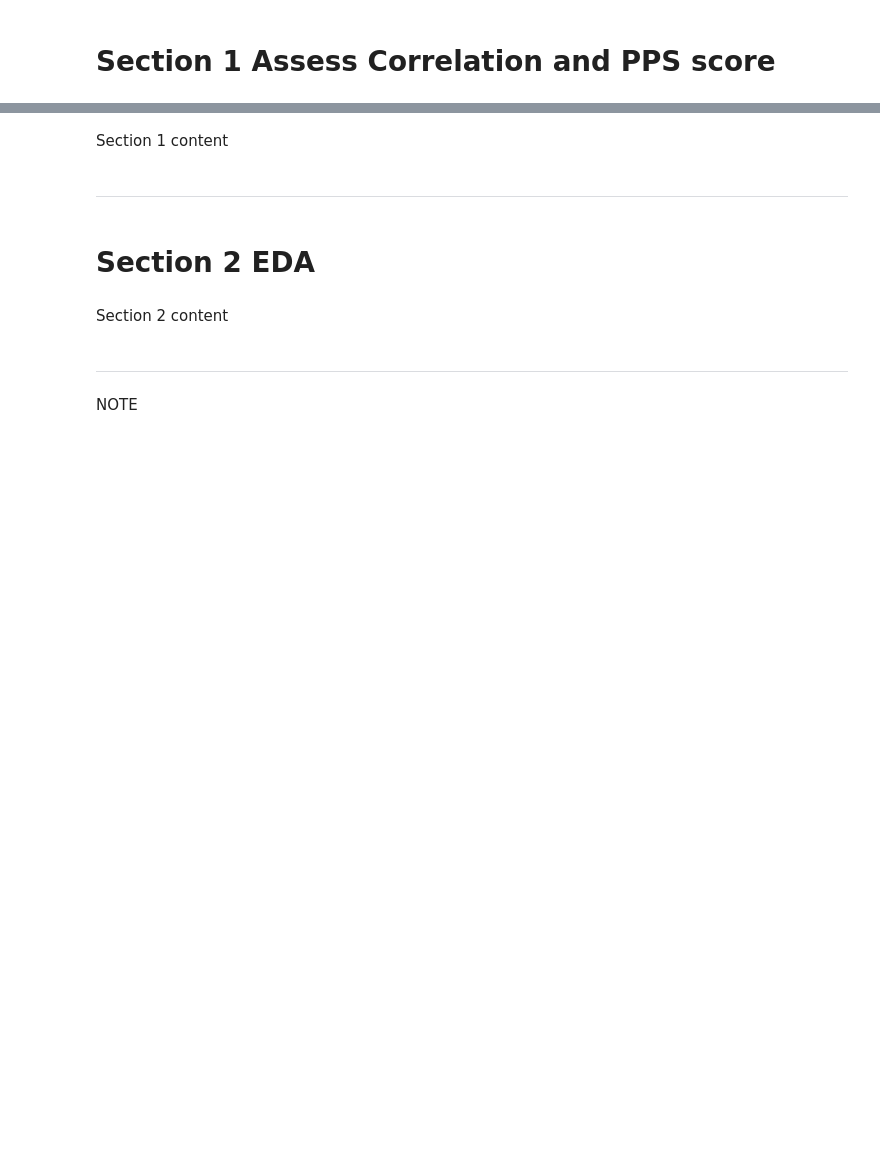
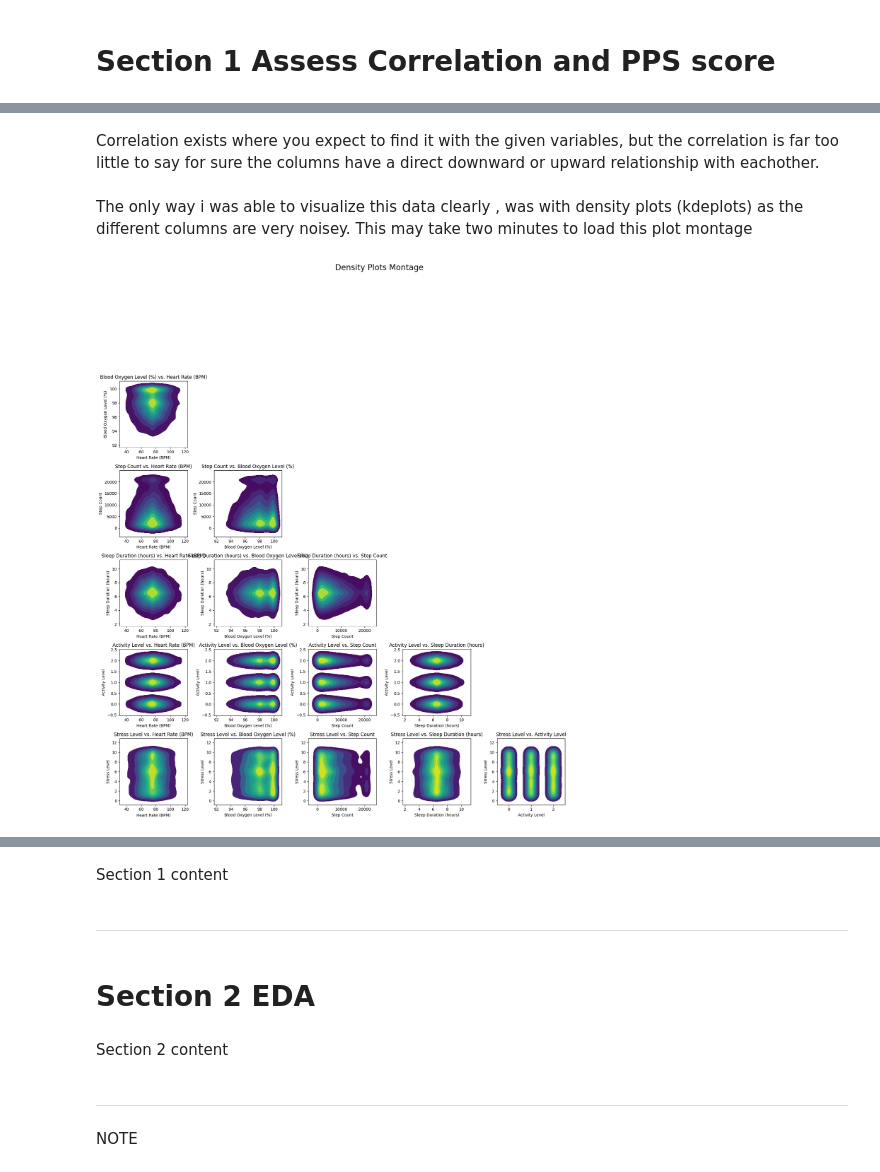
Before and after one commit to MaxBWiseman/Predictive_Analytics_Project, a Jupyter notebook: jupyter_notebooks/SmartWatch_Data_Correlation_Study_Notepad.ipynb, the cells around one changed output, grey strips where cells are left out. Saved outputs shown, nothing was run; the diff lists cells and outputs as text; code cells hidden in the pictures; blank space fills up the shorter version.

```diff
--- a/jupyter_notebooks/SmartWatch_Data_Correlation_Study_Notepad.ipynb
+++ b/jupyter_notebooks/SmartWatch_Data_Correlation_Study_Notepad.ipynb
@@ -157,0 +107,53 @@ DisplayCorrAndPPS(df_corr_pearson = df_corr_pearson,
+# %% [markdown]
+Correlation exists where you expect to find it with the given variables, but the correlation is far too little to say for sure the columns have a direct downward or upward relationship with eachother.
+# %% [markdown]
+The only way i was able to visualize this data clearly , was with density plots (kdeplots) as the different columns are very noisey. This may take two minutes to load this plot montage
+# %%
+df = df_processed.copy()
+
+ # Create output directory if it doesn't exist
+output_dir = OutputFolder + 'density_plots'
+os.makedirs(output_dir, exist_ok=True)
+
+# List of columns to compare
+columns = ['Heart Rate (BPM)', 'Blood Oxygen Level (%)', 'Step Count', 'Sleep Duration (hours)', 'Activity Level', 'Stress Level']
+
+# Create a figure with subplots for the lower triangle
+fig, axes = plt.subplots(len(columns), len(columns), figsize=(20, 20))
+fig.suptitle('Density Plots Montage', fontsize=20)
+
+# Plot only the lower triangle of the matrix
+for i, col1 in enumerate(columns):
+    for j, col2 in enumerate(columns):
+        if i > j:  # This condition ensures only the lower triangle is plotted
+            sns.kdeplot(
+                x=df[col2], y=df[col1],
+                cmap='viridis', fill=True,
+                ax=axes[i, j]
+            )
+            plot_title = f'{col1} vs. {col2}'
+            axes[i, j].set_title(plot_title)
+            axes[i, j].set_xlabel(col2)  # Set correct x-label
+            axes[i, j].set_ylabel(col1)  # Set correct y-label
+
+            # Save each individual plot
+            individual_plot_path = os.path.join(
+                output_dir, f"{plot_title.replace(' ', '_').lower()}.png"
+            )
+            single_plot_fig = plt.figure()
+            sns.kdeplot(x=df[col2], y=df[col1], cmap='viridis', fill=True)
+            plt.title(plot_title)
+            plt.xlabel(col2)
+            plt.ylabel(col1)
+            plt.savefig(individual_plot_path)
+            plt.close(single_plot_fig)
+        else:
+            axes[i, j].axis('off')  # Turn off plots in the upper triangle and diagonal
+
+# Adjust layout
+plt.tight_layout(rect=[0, 0, 1, 0.96])
+
+# Save the entire montage as a single image
+montage_path = os.path.join(output_dir, 'density_plots_montage.png')
+# %% [output]
+[figure, added]
```
Also changed, not shown: parts of 15 cells of this notebook, 3 other files.
